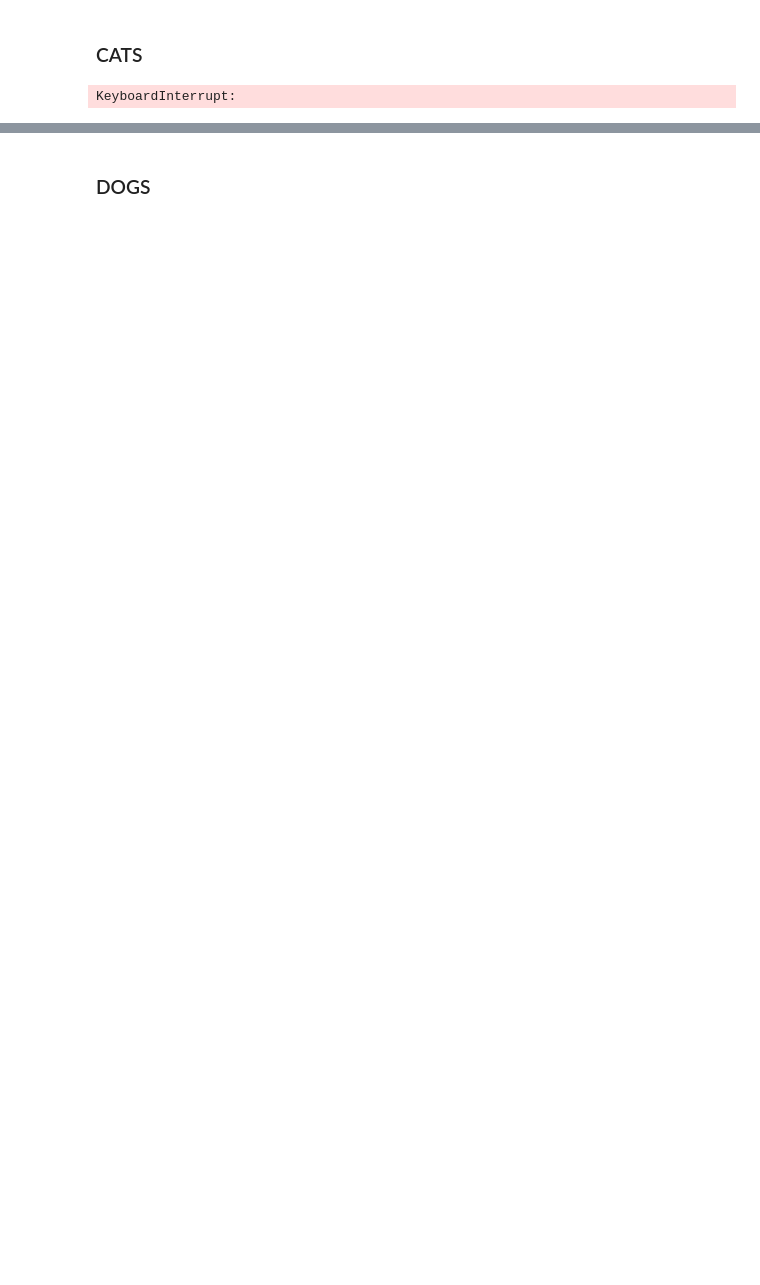
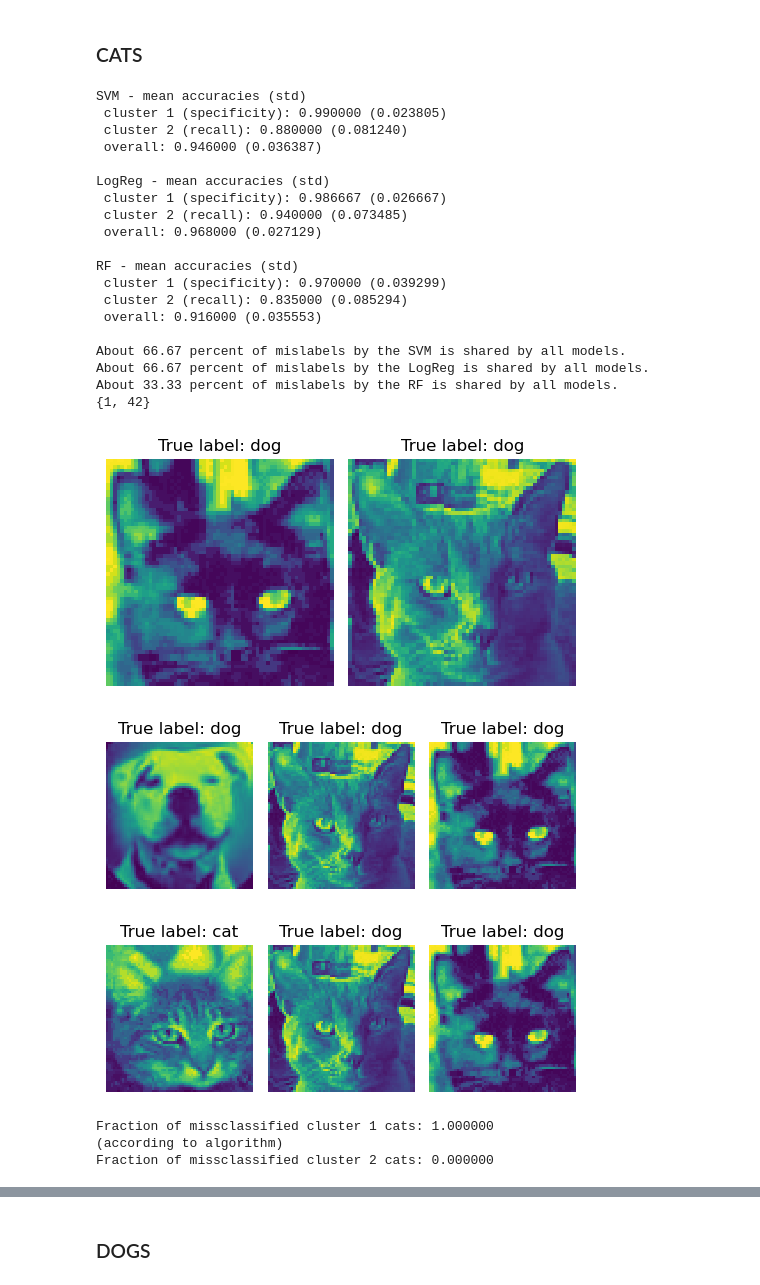
Before and after one commit to carljvh/mve441-exam, a Jupyter notebook: question-1/q1e.ipynb, the cells around one changed output, grey strips where cells are left out. Saved outputs shown, nothing was run; the diff lists cells and outputs as text; code cells hidden in the pictures; blank space fills up the shorter version.

```diff
--- a/question-1/q1e.ipynb
+++ b/question-1/q1e.ipynb
@@ -23,30 +55,58 @@ features_cpy = features.copy()
 df = features_cpy.join(labels['x'].copy())
 
 cat_features = df[df.x == 0]
+cat_features.reset_index(inplace=True, drop=True)
 cat_labels = cat_features.pop('x')
-cat_features.reset_index(inplace=True)
 
 dog_features = df[df.x == 1]
 dog_labels = dog_features.pop('x')
-dog_features.reset_index(inplace=True)
+dog_features.reset_index(inplace=True, drop=True)
 # %% [markdown]
 ### CATS ###
 # %%
 cat_means = KMeans(n_clusters=2).fit(cat_features)
 cat_cluster_labels = cat_means.labels_
-trained_models, _ = q1a.evaluate_ensemble(q1a.models, cat_features, pd.DataFrame(cat_cluster_labels))
-mean, std = q1a.average_scores(q1a.models, cat_features, pd.DataFrame(cat_cluster_labels), iter=20)
-mislabels = q1a.detect_mislabels(q1a.models, cat_features, pd.DataFrame(cat_cluster_labels), iter=20, vote_limit=1.0)
+
+tuned_models = q1a.tune_ensemble(q1a.models, cat_features, pd.DataFrame(cat_cluster_labels))
+result = q1a.evaluate_ensemble(tuned_models, cat_features, pd.DataFrame(cat_cluster_labels))
+scores = q1a.calc_scores(result)
+
+mean, std = q1a.average_scores(tuned_models, cat_features, pd.DataFrame(cat_cluster_labels), iter=20)
+mislabels = q1a.detect_mislabels(tuned_models, cat_features, pd.DataFrame(cat_cluster_labels), iter=20, vote_limit=0.7)
-# %% [output]
-KeyboardInterrupt:
 # %%
 q1a.print_accuracy(mean, std, ['cluster 1', 'cluster 2'])
 
 intersection = q1a.mislabel_intersection(mislabels)
+q1a.plot_mislabeled_images(cat_features, pd.DataFrame(cat_cluster_labels), intersection)
 
-q1a.plot_mislabeled_images(cat_features, cat_cluster_labels, intersection)
 tmp = labels.iloc[list(intersection), 0]
 frac_mislabeled_cluster_2 = tmp.sum() / len(tmp)
 frac_mislabeled_cluster_1 = 1 - frac_mislabeled_cluster_2
 print('Fraction of missclassified cluster 1 cats: %f \n(according to algorithm)' % frac_mislabeled_cluster_1)
 print('Fraction of missclassified cluster 2 cats: %f' % frac_mislabeled_cluster_2)
+# %% [output]
+SVM - mean accuracies (std)
+ cluster 1 (specificity): 0.990000 (0.023805)
+ cluster 2 (recall): 0.880000 (0.081240)
+ overall: 0.946000 (0.036387)
+
+LogReg - mean accuracies (std)
+ cluster 1 (specificity): 0.986667 (0.026667)
+ cluster 2 (recall): 0.940000 (0.073485)
+ overall: 0.968000 (0.027129)
+
+RF - mean accuracies (std)
+ cluster 1 (specificity): 0.970000 (0.039299)
+ cluster 2 (recall): 0.835000 (0.085294)
+ overall: 0.916000 (0.035553)
+
+About 66.67 percent of mislabels by the SVM is shared by all models.
+About 66.67 percent of mislabels by the LogReg is shared by all models.
+About 33.33 percent of mislabels by the RF is shared by all models.
+{1, 42}
+[figure, added]
+[figure, added]
+[figure, added]
+Fraction of missclassified cluster 1 cats: 1.000000
+(according to algorithm)
+Fraction of missclassified cluster 2 cats: 0.000000
```
Also changed, not shown: parts of 7 cells of this notebook, 7 other files.
